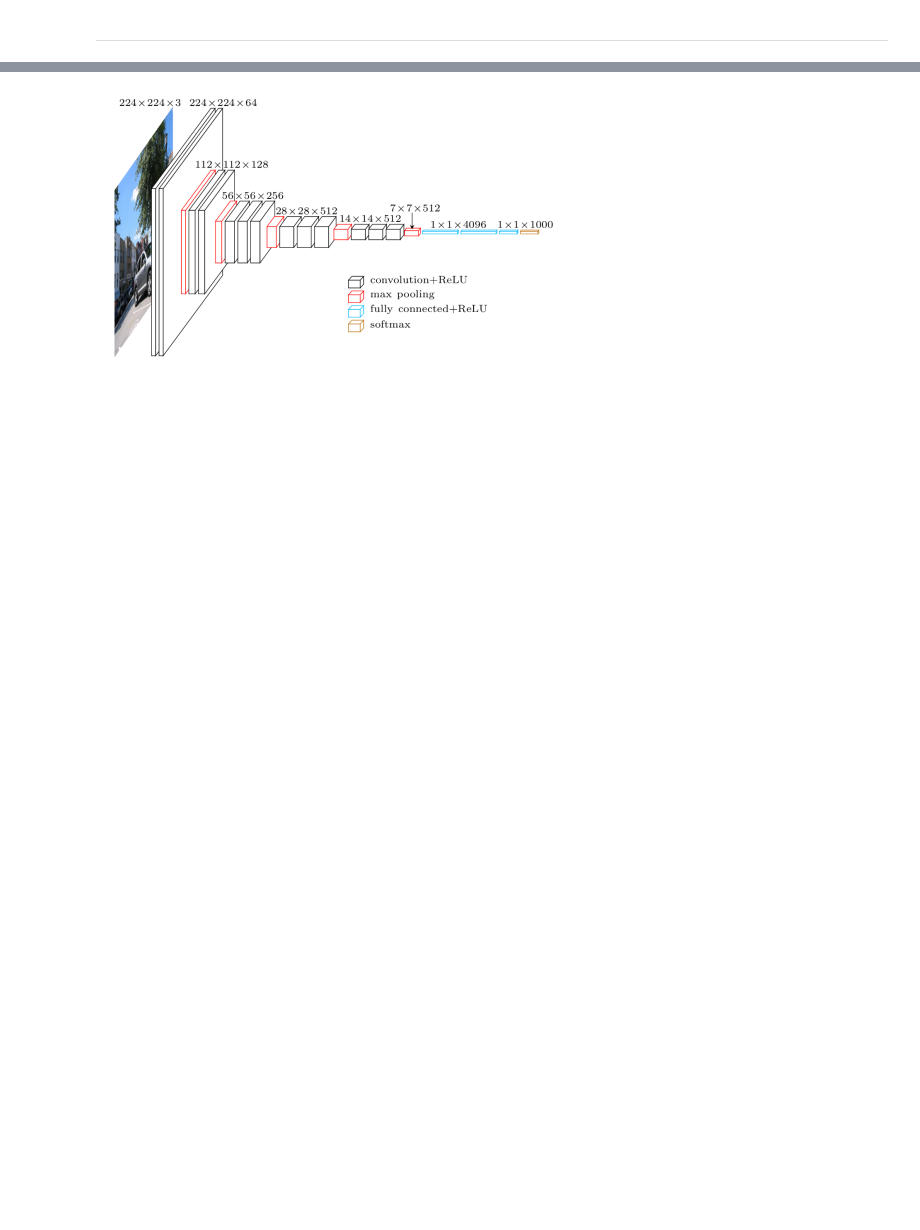
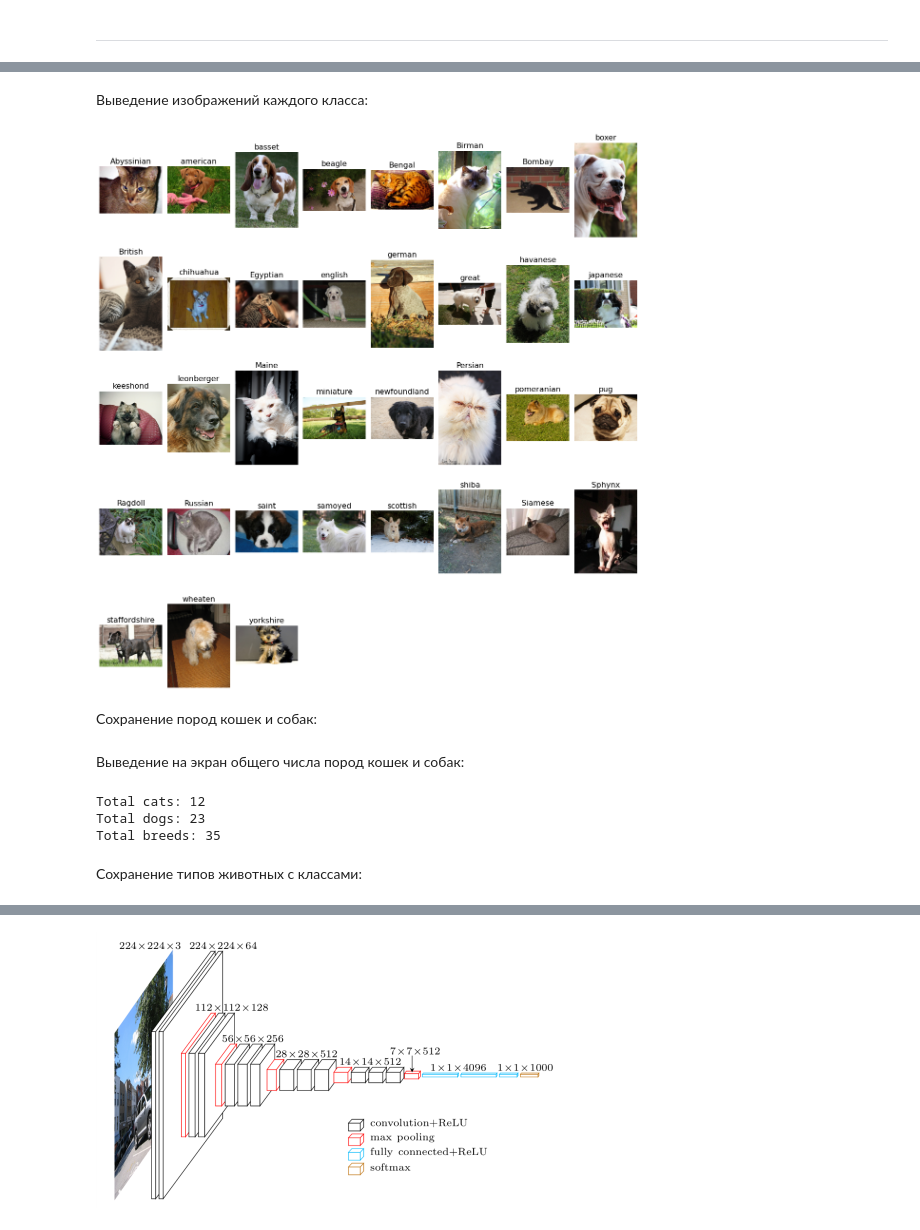
Before and after one commit to tidalinn/mai_term02_magai_lab2_cnn-lab_ai, a Jupyter notebook: Pets.ipynb, the cells around one changed output, grey strips where cells are left out. Saved outputs shown, nothing was run; the diff lists cells and outputs as text; code cells hidden in the pictures; blank space fills up the shorter version.

```diff
--- a/Pets.ipynb
+++ b/Pets.ipynb
@@ -199,0 +223,23 @@ plot_random_image(path_data, depth='*/*')
+# %%
+def plot_classes_images(data: pd.DataFrame, class_names: list) -> None:
+    font_s = 12
+
+    n_images = len(class_names)
+    fig = plt.figure(figsize=(16, n_images / 2))
+
+    cols = 8
+    rows = n_images // cols + int((n_images % cols) / 10) + 1
+
+    for i, name in enumerate(class_names):
+        fig.add_subplot(rows, cols, i+1)
+
+        image = data.query('label == @name').sample(1)
+
+        img = Image.open(image['file_path'].item())
+
+        plt.imshow(img)
+        plt.axis('off')
+
+        plt.title(image['label'].item(), fontsize=font_s+4)
+
+        plt.tight_layout()
@@ -318,0 +288,2 @@ train_dataloader.dataset
+# %%
+class_names = data['label'].unique()
@@ -318,0 +302,8 @@ train_dataloader.dataset
+# %% [markdown]
+Выведение изображений каждого класса:
+# %%
+plot_classes_images(data, class_names)
+# %% [output]
+[figure, added]
+# %% [markdown]
+Сохранение пород кошек и собак:
@@ -318,0 +314,12 @@ train_dataloader.dataset
+# %% [markdown]
+Выведение на экран общего числа пород кошек и собак:
+# %%
+print('Total cats:', len(cats))
+print('Total dogs:', len(dogs))
+print('Total breeds:', len(class_names))
+# %% [output]
+Total cats: 12
+Total dogs: 23
+Total breeds: 35
+# %% [markdown]
+Сохранение типов животных с классами:
```
Also changed, not shown: parts of 236 cells of this notebook, 3 other files.
